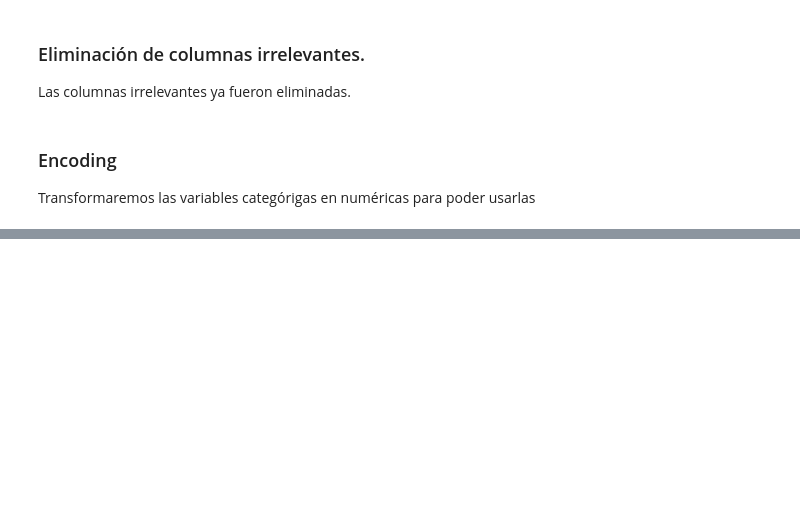
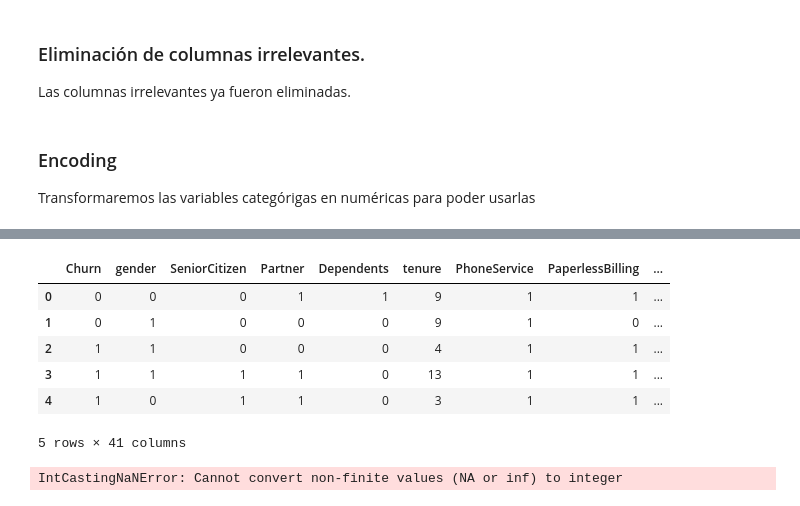
Before and after one commit to OscarLara/ChallengeTelecomX-2, a Jupyter notebook: ChallengeTelecomX-2.ipynb, the cells around one changed output, grey strips where cells are left out. Cells and saved outputs as stored; diff of their text form; code cells hidden in the pictures; blank space fills up the shorter version.

Commit message:
Hot encoding de las variables no booleanas y relleno de los NA

```diff
--- a/ChallengeTelecomX-2.ipynb
+++ b/ChallengeTelecomX-2.ipynb
@@ -371,0 +372,27 @@ df[columnas_binarias].head()
+# %%
+# Para las variables con más de 2 categorías, usamos One-Hot Encoding
+df_final = pd.get_dummies(df, columns=[
+    'MultipleLines', 'InternetService', 'OnlineSecurity', 'OnlineBackup',
+    'DeviceProtection', 'TechSupport', 'StreamingTV', 'StreamingMovies',
+    'Contract', 'PaymentMethod'
+])
+
+# Mostramos el resultado transformado
+df_final.head()
+# %% [output]
+|  | Churn | gender | SeniorCitizen | Partner | Dependents | tenure | PhoneService | PaperlessBilling | ... |
+| 0 | 0 | 0 | 0 | 1 | 1 | 9 | 1 | 1 | ... |
+| 1 | 0 | 1 | 0 | 0 | 0 | 9 | 1 | 0 | ... |
+| 2 | 1 | 1 | 0 | 0 | 0 | 4 | 1 | 1 | ... |
+| 3 | 1 | 1 | 1 | 1 | 0 | 13 | 1 | 1 | ... |
+| 4 | 1 | 0 | 1 | 1 | 0 | 3 | 1 | 1 | ... |
+5 rows × 41 columns
+# %%
+# Convertimos todos los True/False (booleanos) a 1/0 (enteros)
+df_final = df_final.astype(int)
+
+# Verificamos que ahora todas las columnas sean numéricas
+print(df_final.info())
+df_final.head()
+# %% [output]
+IntCastingNaNError: Cannot convert non-finite values (NA or inf) to integer
```
Also changed, not shown: parts of 7 cells of this notebook.
